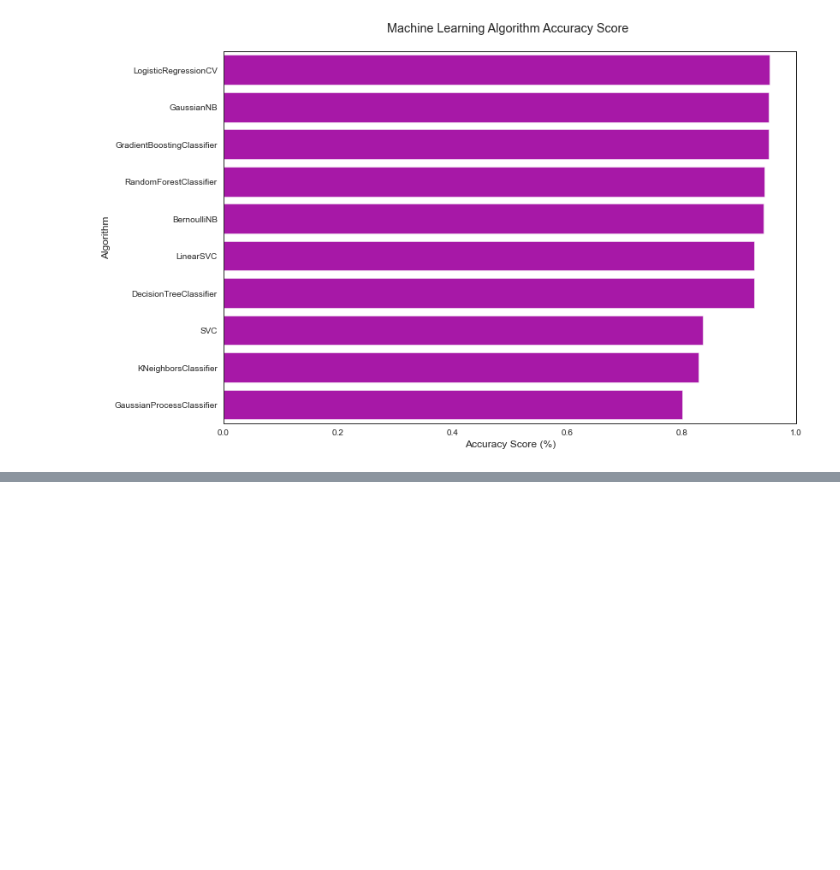
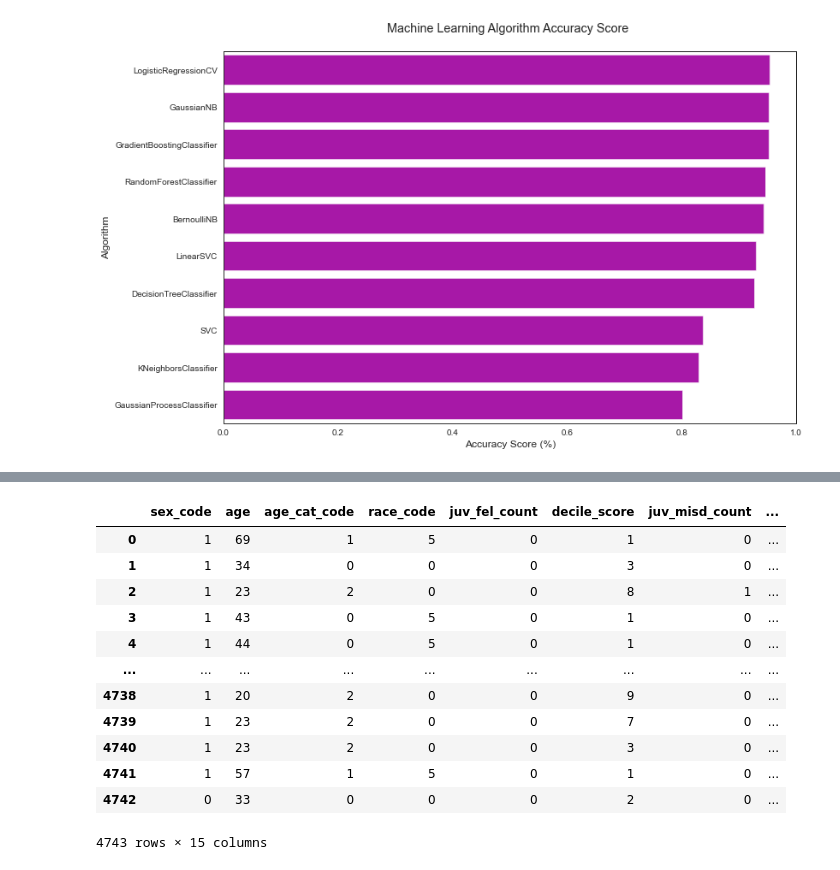
Before and after one commit to yunyub-1664303/MachineLearning_bias_analysis, a Jupyter notebook: baisc_model_train.ipynb, the cells around one changed output, grey strips where cells are left out. Cells and saved outputs as stored; diff of their text form; code cells hidden in the pictures; blank space fills up the shorter version.

```diff
--- a/baisc_model_train.ipynb
+++ b/baisc_model_train.ipynb
@@ -550,0 +561,16 @@ Text(0, 0.5, 'Algorithm')
+# %%
+data1[data1_x_calc]
+# %% [output]
+|  | sex_code | age | age_cat_code | race_code | juv_fel_count | decile_score | juv_misd_count | ... |
+| 0 | 1 | 69 | 1 | 5 | 0 | 1 | 0 | ... |
+| 1 | 1 | 34 | 0 | 0 | 0 | 3 | 0 | ... |
+| 2 | 1 | 23 | 2 | 0 | 0 | 8 | 1 | ... |
+| 3 | 1 | 43 | 0 | 5 | 0 | 1 | 0 | ... |
+| 4 | 1 | 44 | 0 | 5 | 0 | 1 | 0 | ... |
+| ... | ... | ... | ... | ... | ... | ... | ... | ... |
+| 4738 | 1 | 20 | 2 | 0 | 0 | 9 | 0 | ... |
+| 4739 | 1 | 23 | 2 | 0 | 0 | 7 | 0 | ... |
+| 4740 | 1 | 23 | 2 | 0 | 0 | 3 | 0 | ... |
+| 4741 | 1 | 57 | 1 | 5 | 0 | 1 | 0 | ... |
+| 4742 | 0 | 33 | 0 | 0 | 0 | 2 | 0 | ... |
+4743 rows × 15 columns
```
Also changed, not shown: parts of 11 cells of this notebook.
